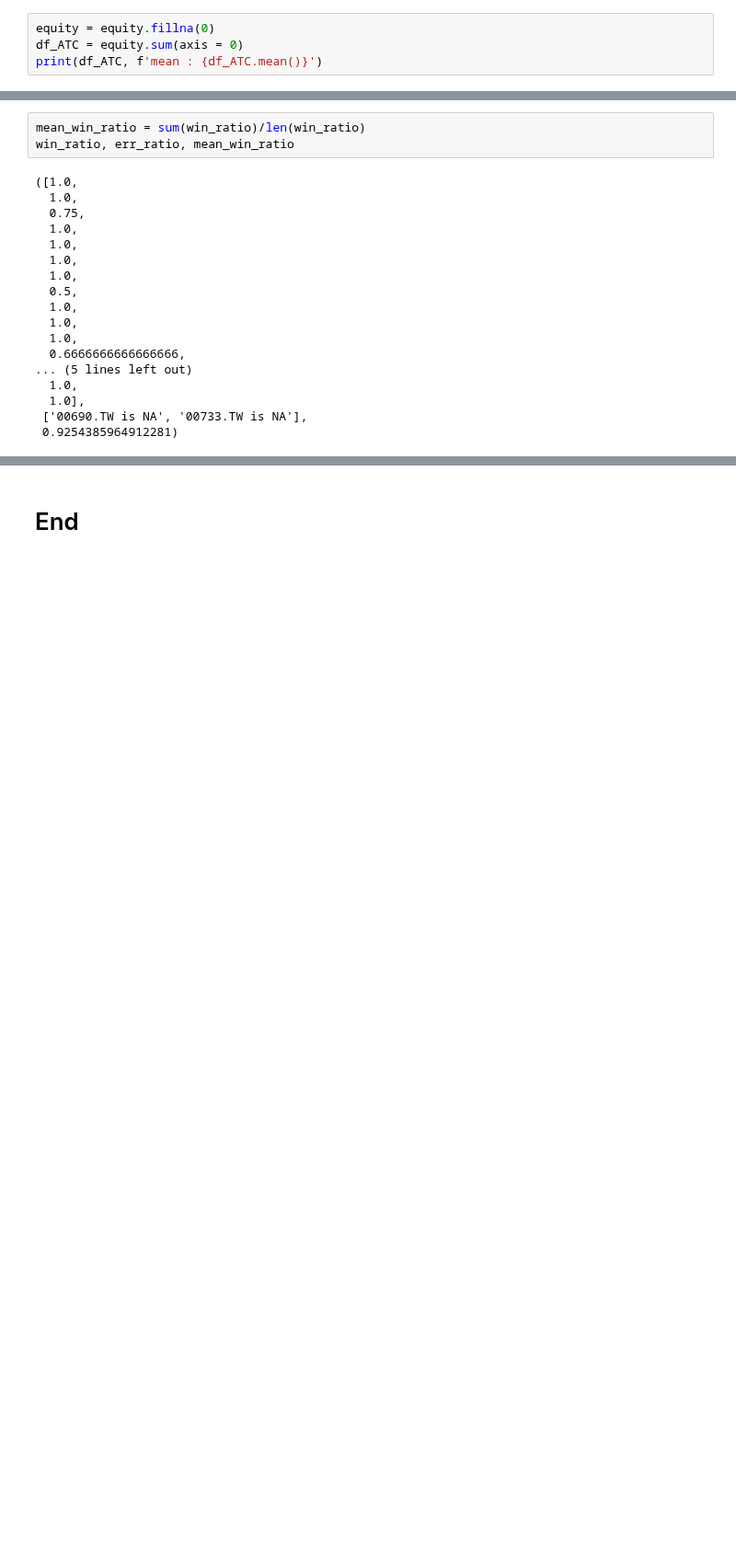
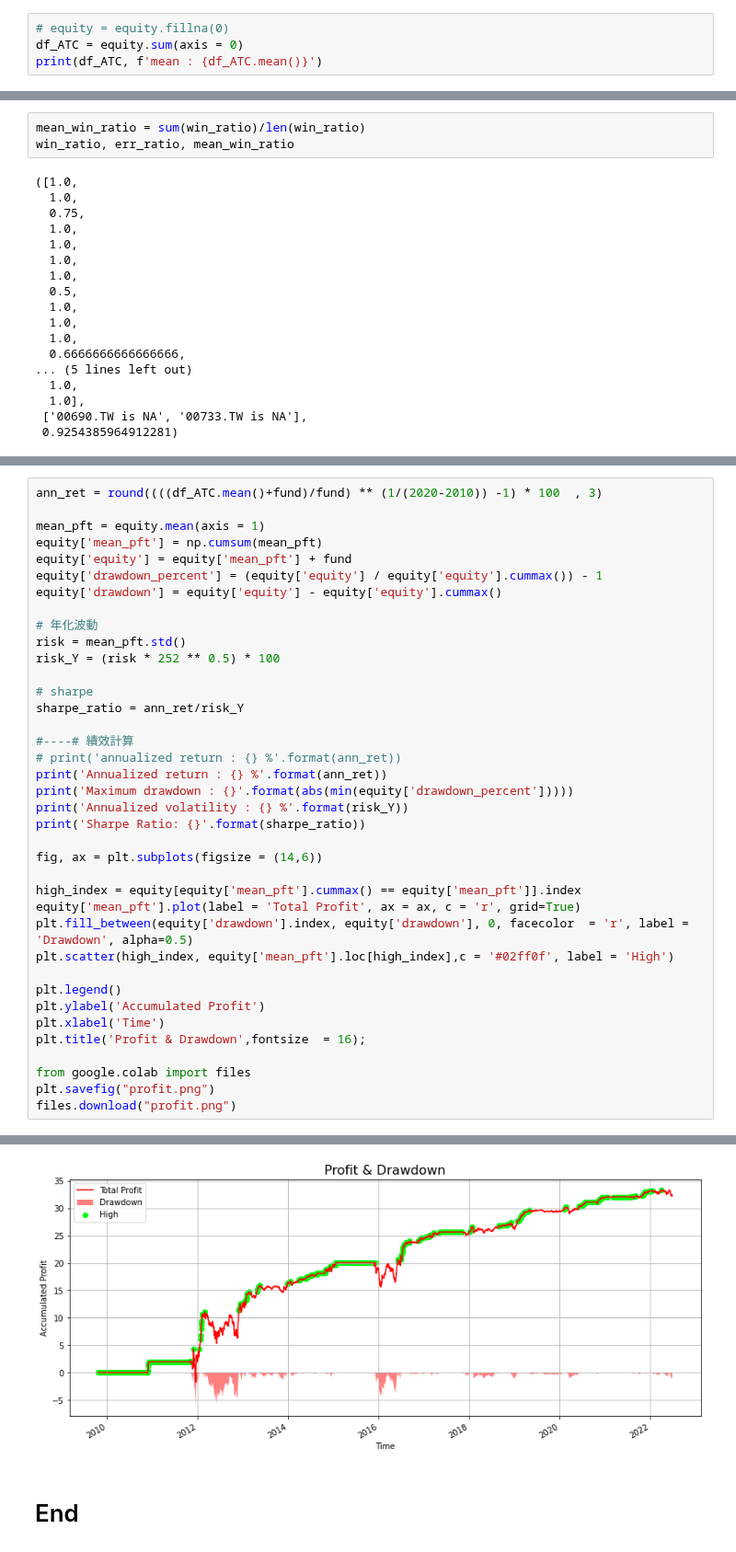
Before and after one commit to benson85560/yuanta, a Jupyter notebook: Pct_change_Strategy.ipynb, the cells around one changed output, grey strips where cells are left out. Shown at 92% size. Drawn from its saved outputs; the diff is of its cells as text; blank space fills up the shorter version.

```diff
--- a/Pct_change_Strategy.ipynb
+++ b/Pct_change_Strategy.ipynb
@@ -1433,5 +1472,5 @@ np.cumsum(equity, axis = 0)
 # %%
-equity = equity.fillna(0)
+# equity = equity.fillna(0)
 df_ATC = equity.sum(axis = 0)
 print(df_ATC, f'mean : {df_ATC.mean()}')
 # %% [output]
@@ -1475,0 +1549,39 @@ win_ratio, err_ratio, mean_win_ratio
+# %%
+ann_ret = round((((df_ATC.mean()+fund)/fund) ** (1/(2020-2010)) -1) * 100  , 3)
+
+mean_pft = equity.mean(axis = 1)
+equity['mean_pft'] = np.cumsum(mean_pft)
+equity['equity'] = equity['mean_pft'] + fund
+equity['drawdown_percent'] = (equity['equity'] / equity['equity'].cummax()) - 1
+equity['drawdown'] = equity['equity'] - equity['equity'].cummax()
+
+# 年化波動
+risk = mean_pft.std()
+risk_Y = (risk * 252 ** 0.5) * 100
+
+# sharpe
+sharpe_ratio = ann_ret/risk_Y
+
+#----# 績效計算
+# print('annualized return : {} %'.format(ann_ret))
+print('Annualized return : {} %'.format(ann_ret))
+print('Maximum drawdown : {}'.format(abs(min(equity['drawdown_percent']))))
+print('Annualized volatility : {} %'.format(risk_Y))
+print('Sharpe Ratio: {}'.format(sharpe_ratio))
+
+fig, ax = plt.subplots(figsize = (14,6))
+
+high_index = equity[equity['mean_pft'].cummax() == equity['mean_pft']].index
+equity['mean_pft'].plot(label = 'Total Profit', ax = ax, c = 'r', grid=True)
+plt.fill_between(equity['drawdown'].index, equity['drawdown'], 0, facecolor  = 'r', label = 'Drawdown', alpha=0.5)
+plt.scatter(high_index, equity['mean_pft'].loc[high_index],c = '#02ff0f', label = 'High')
+
+plt.legend()
+plt.ylabel('Accumulated Profit')
+plt.xlabel('Time')
+plt.title('Profit & Drawdown',fontsize  = 16);
+
+from google.colab import files
+plt.savefig("profit.png")
+files.download("profit.png")
+# %% [output]
@@ -1476,2 +1594,3 @@ win_ratio, err_ratio, mean_win_ratio
+[figure, added]
 # %% [markdown]
 # End
```
Also changed, not shown: parts of 14 cells of this notebook.
